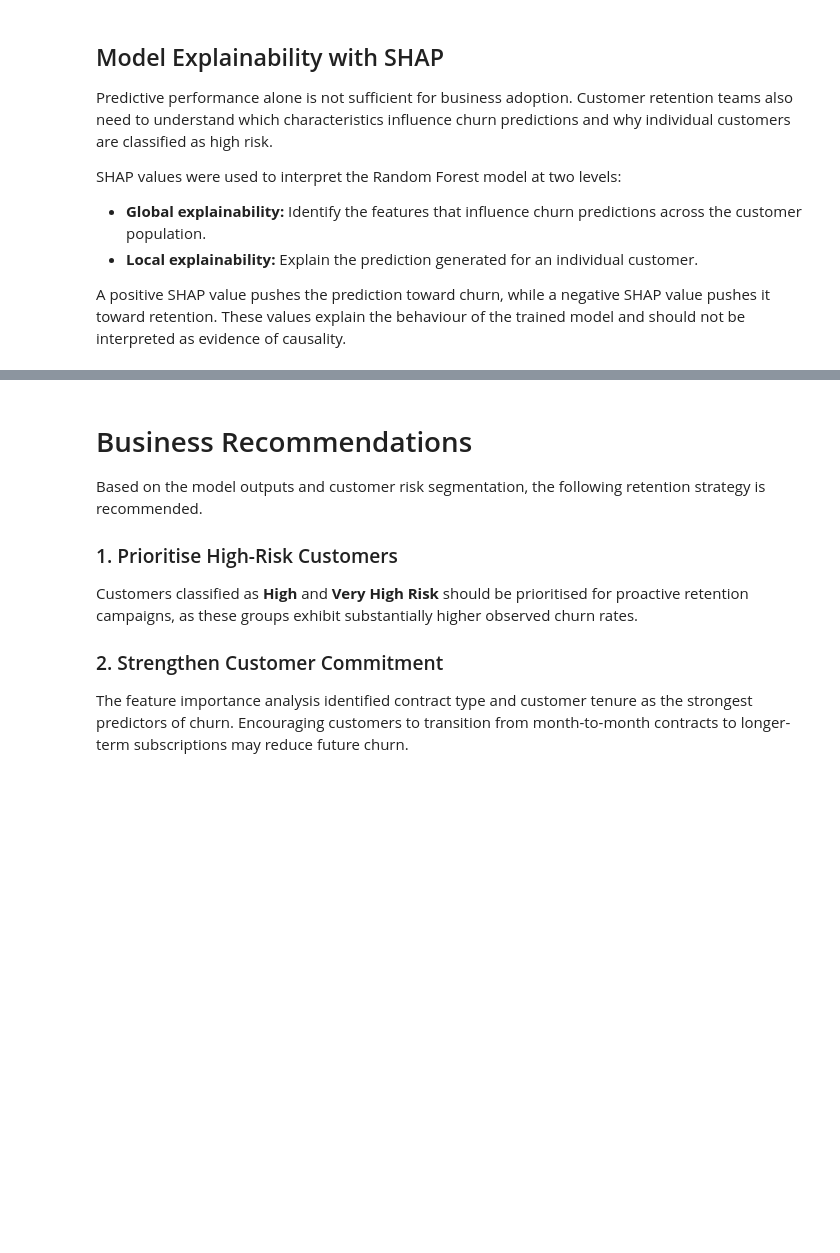
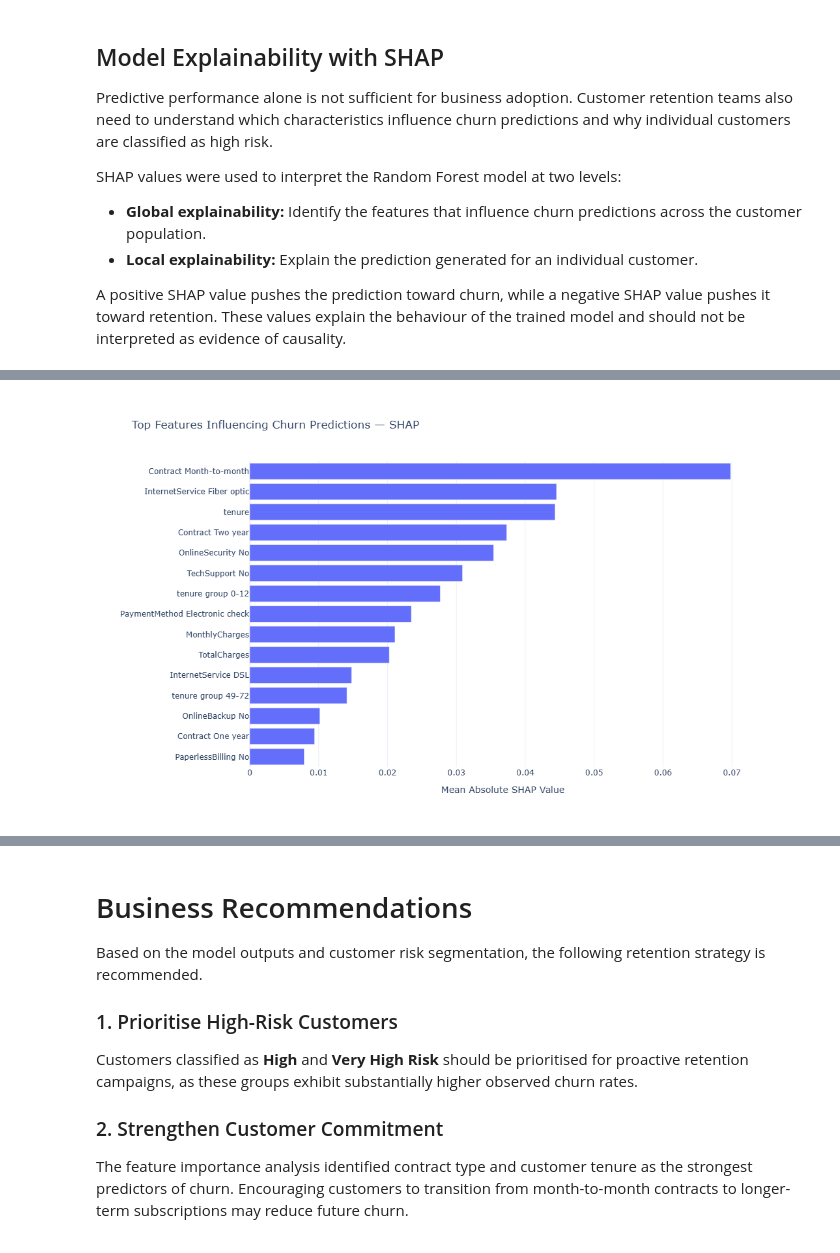
Before and after one commit to Saptaparnineogi/Customer-Churn-Risk-Assessment-and-Retention-Analytics, a Jupyter notebook: notebooks/03_Model_Evaluation_and_Business_Insights.ipynb.ipynb, the cells around one changed output, grey strips where cells are left out. Drawn from its saved outputs; the diff is of its cells as text; code cells hidden in the pictures; blank space fills up the shorter version.

Commit message:
addition of shap value

```diff
--- a/notebooks/03_Model_Evaluation_and_Business_Insights.ipynb.ipynb
+++ b/notebooks/03_Model_Evaluation_and_Business_Insights.ipynb.ipynb
@@ -495,0 +485,8 @@ Successfully installed cloudpickle-3.1.2 llvmlite-0.48.0 numba-0.66.0 shap-0.51.
+# %%
+final_pipeline = models["Random Forest"]
+
+preprocessor = final_pipeline.named_steps["preprocessor"]
+rf_model = final_pipeline.steps[-1][1]
+
+print(final_pipeline.named_steps.keys())
+print(type(rf_model))
@@ -495,0 +567,13 @@ Successfully installed cloudpickle-3.1.2 llvmlite-0.48.0 numba-0.66.0 shap-0.51.
+# %%
+shap_importance = pd.DataFrame({
+    "Feature": X_explain.columns,
+    "Mean Absolute SHAP": np.abs(churn_shap_values).mean(axis=0)
+})
+
+shap_importance = (
+    shap_importance
+    .sort_values("Mean Absolute SHAP", ascending=False)
+    .reset_index(drop=True)
+)
+
+shap_importance.head(20)
@@ -495,0 +598,24 @@ Successfully installed cloudpickle-3.1.2 llvmlite-0.48.0 numba-0.66.0 shap-0.51.
+# %%
+top_shap_features = shap_importance.head(15).sort_values(
+    "Mean Absolute SHAP"
+)
+
+fig = px.bar(
+    top_shap_features,
+    x="Mean Absolute SHAP",
+    y="Feature",
+    orientation="h",
+    title="Top Features Influencing Churn Predictions — SHAP",
+    template="plotly_white"
+)
+
+fig.update_layout(
+    width=950,
+    height=650,
+    xaxis_title="Mean Absolute SHAP Value",
+    yaxis_title=""
+)
+
+fig.show()
+# %% [output]
+[figure, added]
```
Also changed, not shown: parts of 16 cells of this notebook.
